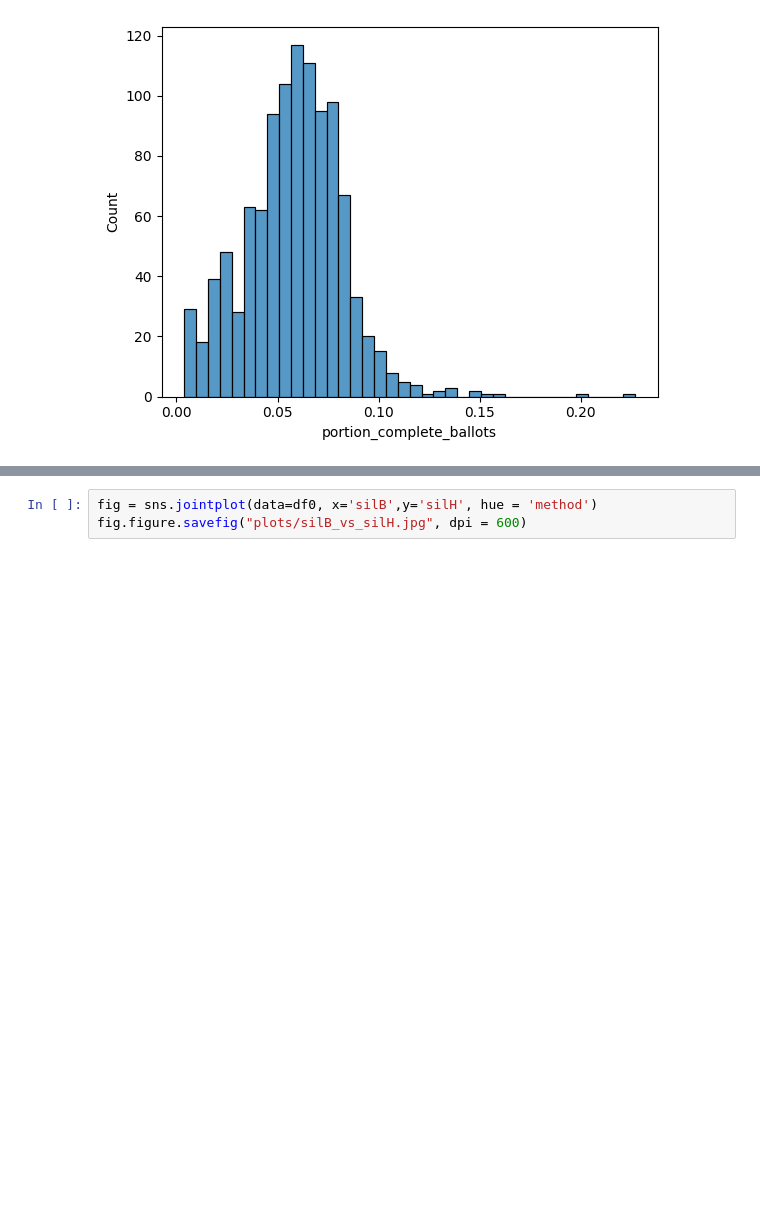
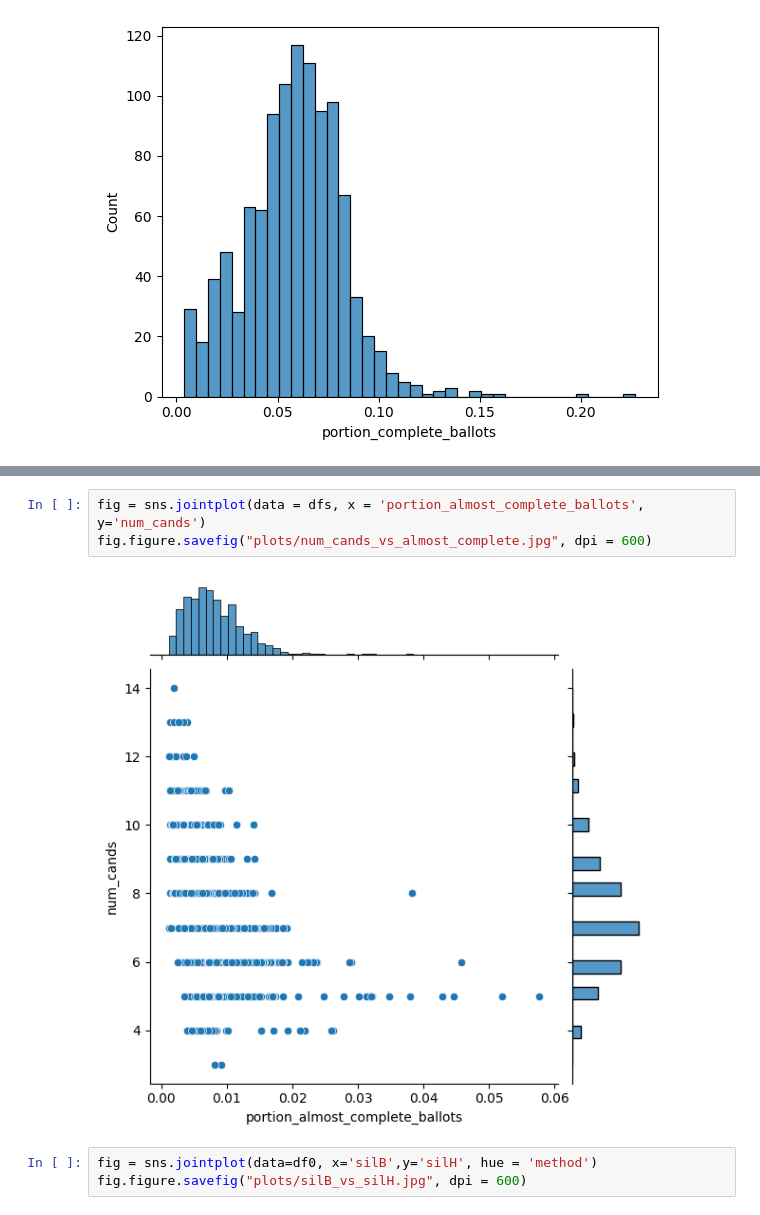
Before and after one commit to mggg/ballot-clustering, a Jupyter notebook: Analyze_results_dataframe.ipynb, the cells around one changed output, grey strips where cells are left out. Saved outputs shown, nothing was run; the diff lists cells and outputs as text; blank space fills up the shorter version.

```diff
--- a/Analyze_results_dataframe.ipynb
+++ b/Analyze_results_dataframe.ipynb
@@ -82,3 +197,8 @@ fig.figure.savefig("plots/portion_complete_ballots.jpg", dpi = 600)
+# %%
+fig = sns.jointplot(data = dfs, x = 'portion_almost_complete_ballots', y='num_cands')
+fig.figure.savefig("plots/num_cands_vs_almost_complete.jpg", dpi = 600)
+# %% [output]
+[figure, added]
 # %%
 fig = sns.jointplot(data=df0, x='silB',y='silH', hue = 'method')
 fig.figure.savefig("plots/silB_vs_silH.jpg", dpi = 600)
```
Also changed, not shown: parts of 27 cells of this notebook, 56 other files.
